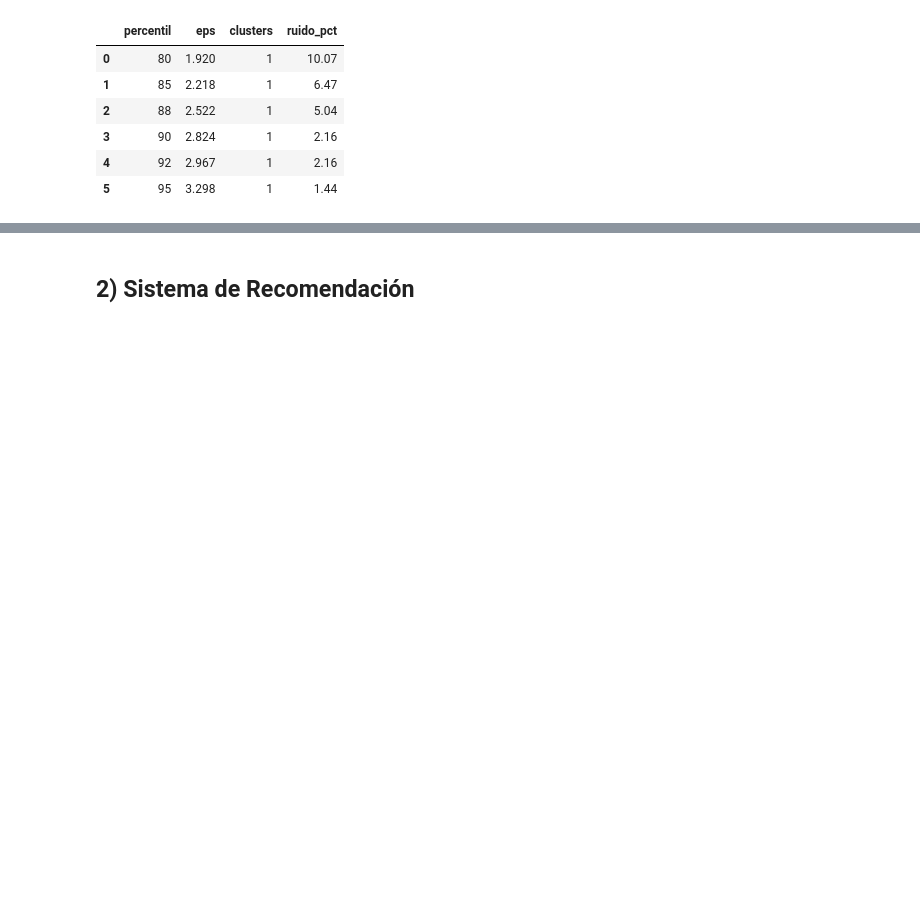
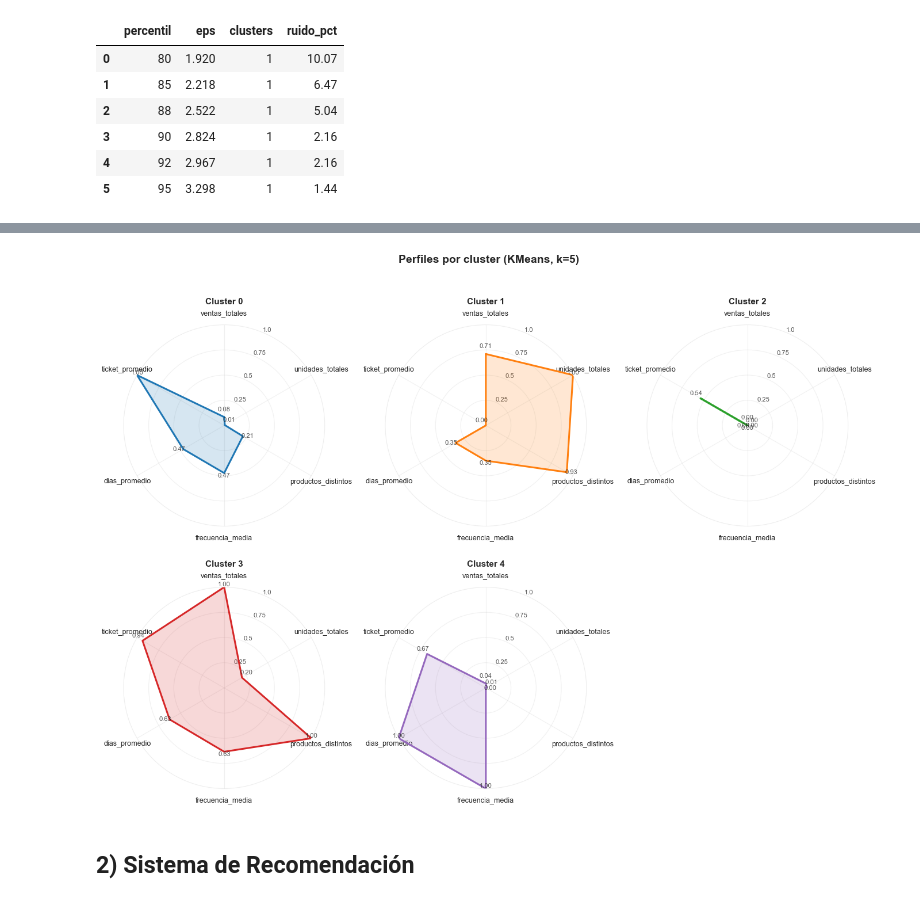
Before and after one commit to SantiagoCastellanos14/m11-practico1-eda, a Jupyter notebook: notebooks/practico_3_eda.ipynb, the cells around one changed output, grey strips where cells are left out. Cells and saved outputs as stored; diff of their text form; code cells hidden in the pictures; blank space fills up the shorter version.

```diff
--- a/notebooks/practico_3_eda.ipynb
+++ b/notebooks/practico_3_eda.ipynb
@@ -469,2 +615,12 @@ top5_by_cluster
 # %%
-#HACER MAPA DE TELA ARAÑA
+#Helper para normalizar valores pre radar plot
+def normalize_profile(df: pd.DataFrame, how: str = "minmax") -> pd.DataFrame:
+
+    if how == "minmax":
+        denom = (df.max() - df.min()).replace(0, 1)
+        return (df - df.min()) / denom
+    elif how == "zscore":
+        std = df.std(ddof=0).replace(0, 1)
+        return (df - df.mean()) / std
+    else:
+        raise ValueError("how debe ser 'minmax' o 'zscore'")
@@ -471,3 +736,16 @@ top5_by_cluster
+# %%
+fig, axes = plot_radar_small_multiples(
+    perfil,
+    title=f"Perfiles por cluster (KMeans, k={k_final})",
+    normalize="minmax",     #
+    ncols=3,
+    alpha_fill=0.18,
+    line_width=2.2,
+    show_values=True
+)
+plt.show()
+# %% [output]
+[figure, added]
 # %%
 # Guardamos la asignación de clusters (El profe lo pide en la consigna, ya los usaremos mas adelante)
 
```
Also changed, not shown: parts of 9 cells of this notebook.
